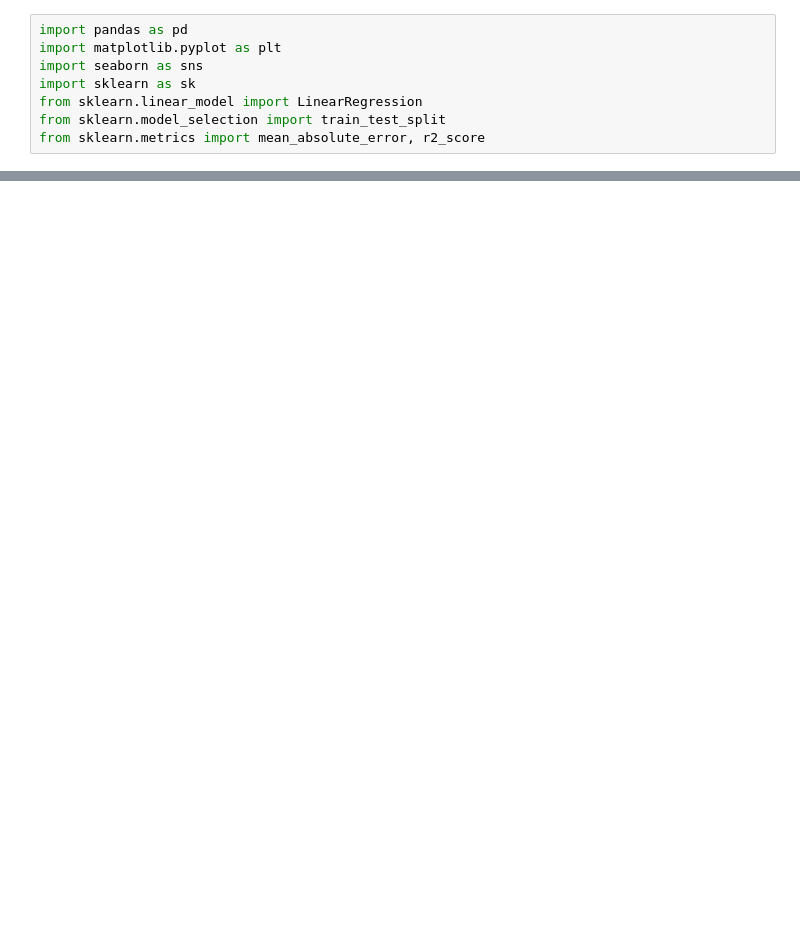
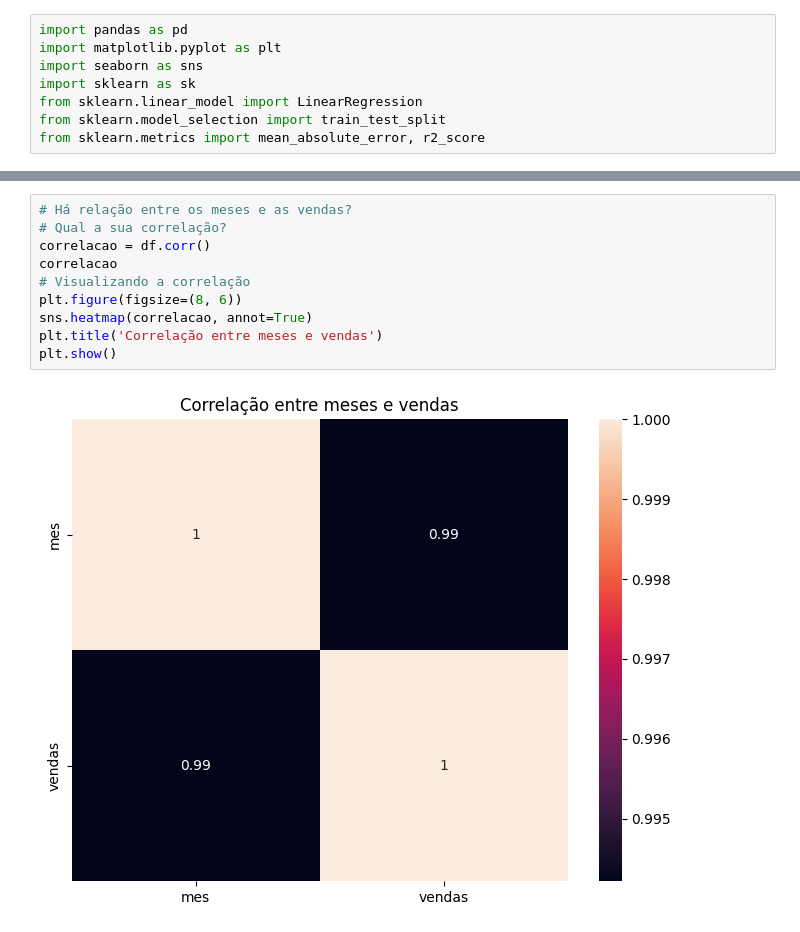
Before and after one commit to Orlandovpjunior/fundamentos_machine_learning, a Jupyter notebook: model.ipynb, the cells around one changed output, grey strips where cells are left out. Saved outputs shown, nothing was run; the diff lists cells and outputs as text; blank space fills up the shorter version.

Commit message:
feat: Entrega desafio

```diff
--- a/model.ipynb
+++ b/model.ipynb
@@ -214,0 +66,12 @@ Name: resultado, Length: 100, dtype: int64
+# %%
+# Há relação entre os meses e as vendas?
+# Qual a sua correlação?
+correlacao = df.corr()
+correlacao
+# Visualizando a correlação
+plt.figure(figsize=(8, 6))
+sns.heatmap(correlacao, annot=True)
+plt.title('Correlação entre meses e vendas')
+plt.show()
+# %% [output]
+[figure, added]
```
Also changed, not shown: parts of 48 cells of this notebook.
